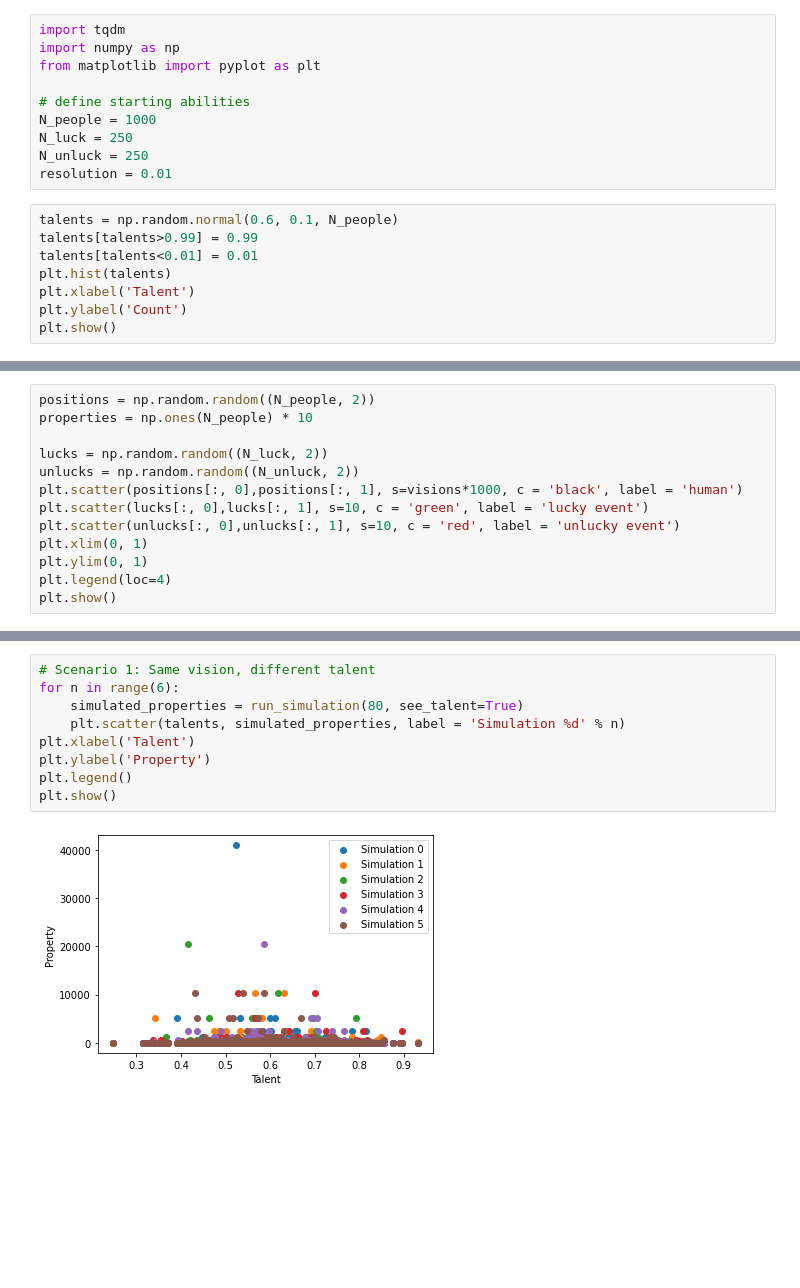
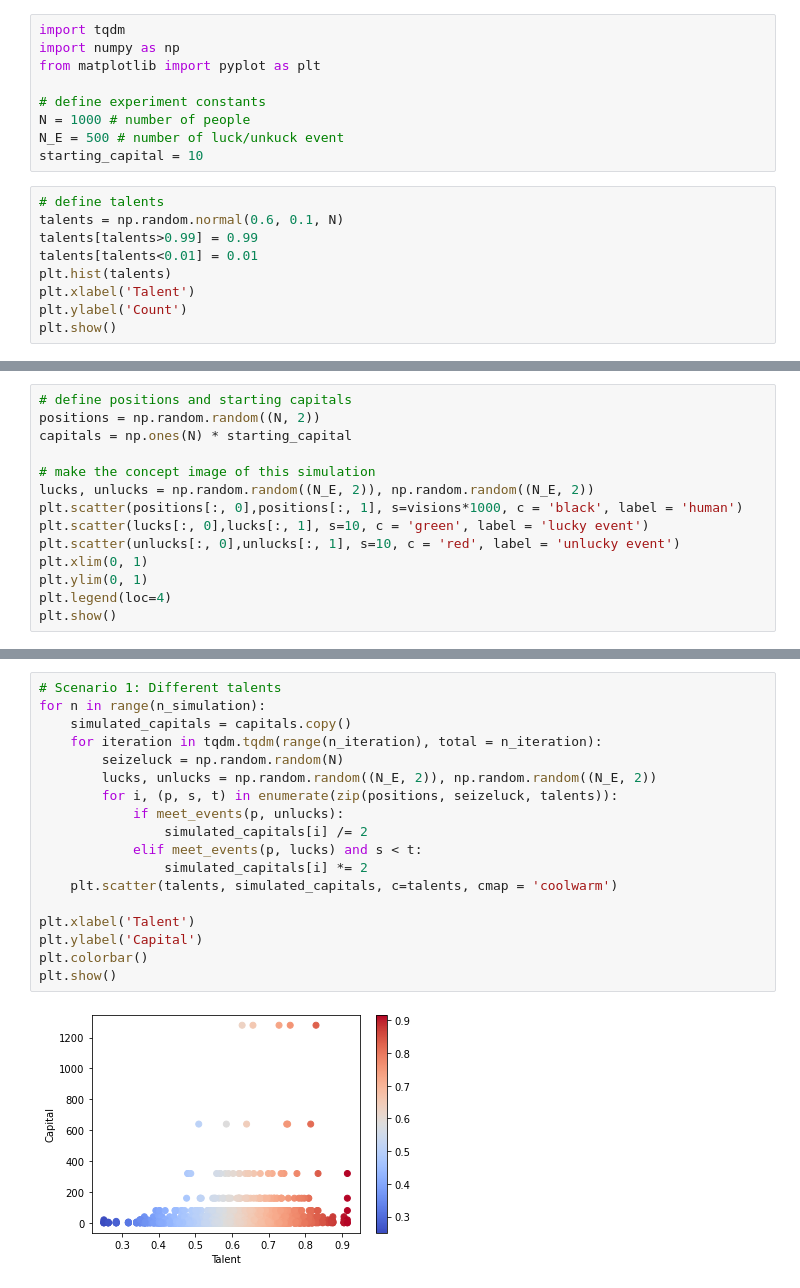
Before and after one commit to shuan4638/Luck-talent-or-vision, a Jupyter notebook: experiments.ipynb, the cells around one changed output, grey strips where cells are left out. Saved outputs shown, nothing was run; the diff lists cells and outputs as text; blank space fills up the shorter version.

Commit message:
add the factor caution and change figure style

```diff
--- a/experiments.ipynb
+++ b/experiments.ipynb
@@ -5,13 +10,13 @@ import tqdm
 import numpy as np
 from matplotlib import pyplot as plt
 
-# define starting abilities
-N_people = 1000
-N_luck = 250
-N_unluck = 250
-resolution = 0.01
+# define experiment constants
+N = 1000 # number of people
+N_E = 500 # number of luck/unkuck event
+starting_capital = 10
 # %%
-talents = np.random.normal(0.6, 0.1, N_people)
+# define talents
+talents = np.random.normal(0.6, 0.1, N)
 talents[talents>0.99] = 0.99
 talents[talents<0.01] = 0.01
 plt.hist(talents)
@@ -35,9 +52,10 @@ plt.show()
 # %%
-positions = np.random.random((N_people, 2))
-properties = np.ones(N_people) * 10
+# define positions and starting capitals
+positions = np.random.random((N, 2))
+capitals = np.ones(N) * starting_capital
 
-lucks = np.random.random((N_luck, 2))
-unlucks = np.random.random((N_unluck, 2))
+# make the concept image of this simulation
+lucks, unlucks = np.random.random((N_E, 2)), np.random.random((N_E, 2))
 plt.scatter(positions[:, 0],positions[:, 1], s=visions*1000, c = 'black', label = 'human')
 plt.scatter(lucks[:, 0],lucks[:, 1], s=10, c = 'green', label = 'lucky event')
 plt.scatter(unlucks[:, 0],unlucks[:, 1], s=10, c = 'red', label = 'unlucky event')
@@ -78,12 +81,21 @@ def run_simulation(n_iteration, see_talent=False, see_vision=False):
 # %%
-# Scenario 1: Same vision, different talent
-for n in range(6):
-    simulated_properties = run_simulation(80, see_talent=True)
-    plt.scatter(talents, simulated_properties, label = 'Simulation %d' % n)
+# Scenario 1: Different talents
+for n in range(n_simulation):
+    simulated_capitals = capitals.copy()
+    for iteration in tqdm.tqdm(range(n_iteration), total = n_iteration):
+        seizeluck = np.random.random(N)
+        lucks, unlucks = np.random.random((N_E, 2)), np.random.random((N_E, 2))
+        for i, (p, s, t) in enumerate(zip(positions, seizeluck, talents)):
+            if meet_events(p, unlucks):
+                simulated_capitals[i] /= 2
+            elif meet_events(p, lucks) and s < t:
+                simulated_capitals[i] *= 2
+    plt.scatter(talents, simulated_capitals, c=talents, cmap = 'coolwarm')
+
 plt.xlabel('Talent')
-plt.ylabel('Property')
-plt.legend()
+plt.ylabel('Capital')
+plt.colorbar()
 plt.show()
 # %% [output]
-[figure, old version]
+[figure, new version]
 # %%
```
Also changed, not shown: parts of 11 cells of this notebook.
